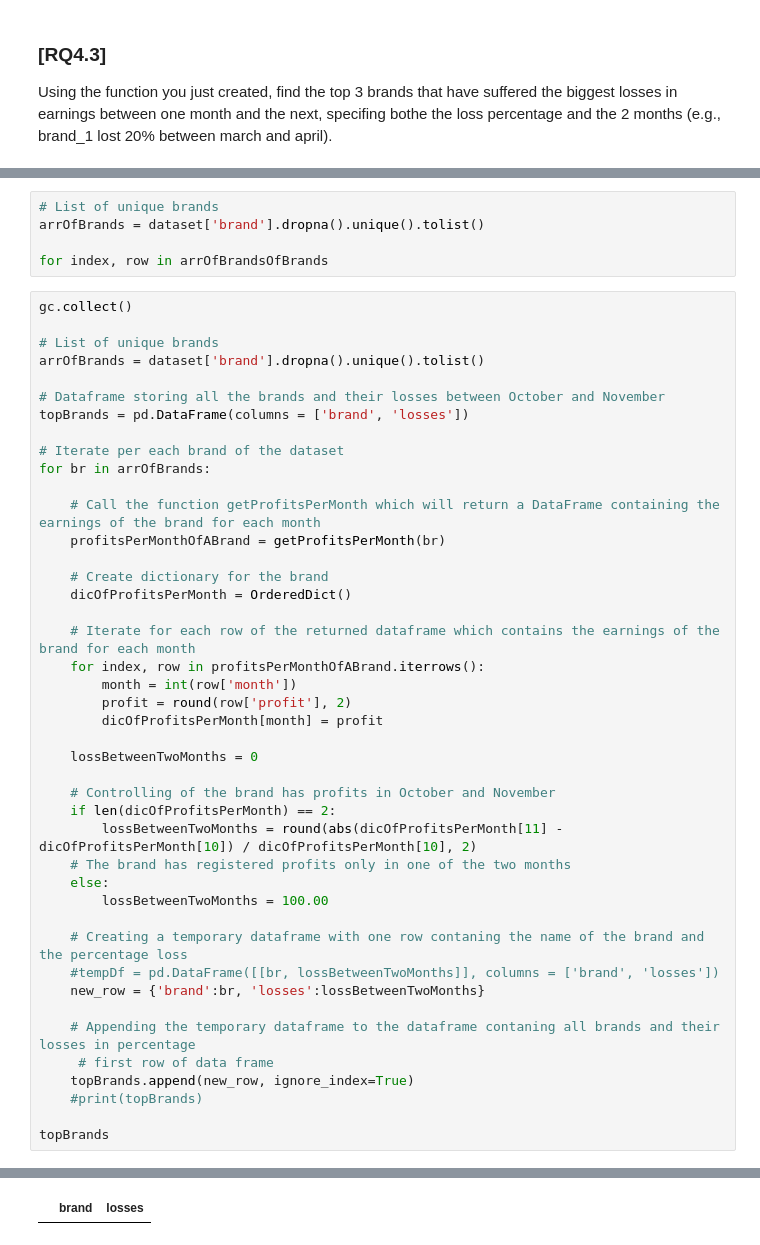
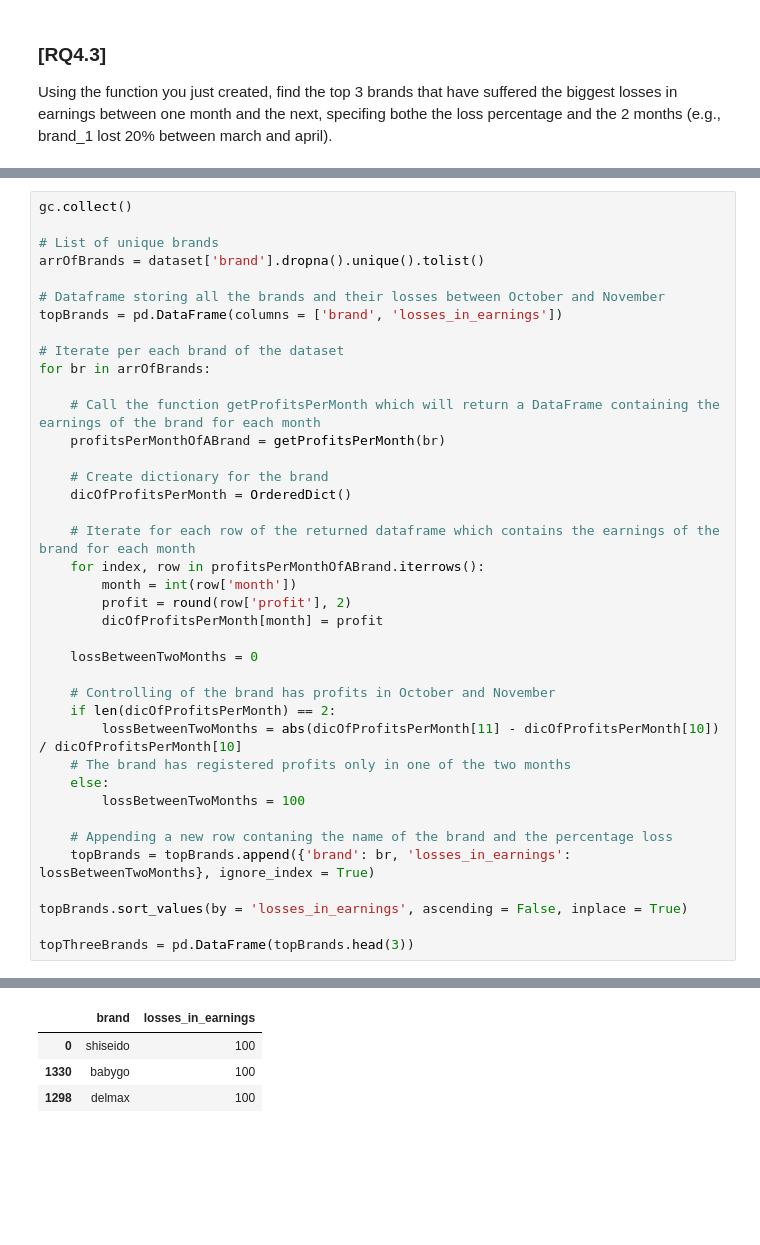
Before and after one commit to freebirdT/ADM_homework2, a Jupyter notebook: main.ipynb, the cells around one changed output, grey strips where cells are left out. Saved outputs shown, nothing was run; the diff lists cells and outputs as text; blank space fills up the shorter version.

```diff
--- a/main.ipynb
+++ b/main.ipynb
@@ -403,8 +403,3 @@ totalProfitsPerMonth
-# %%
-# List of unique brands
-arrOfBrands = dataset['brand'].dropna().unique().tolist()
-
-for index, row in arrOfBrandsOfBrands
 # %%
 gc.collect()
 
@@ -412,7 +407,7 @@ gc.collect()
 arrOfBrands = dataset['brand'].dropna().unique().tolist()
 
 # Dataframe storing all the brands and their losses between October and November
-topBrands = pd.DataFrame(columns = ['brand', 'losses'])
+topBrands = pd.DataFrame(columns = ['brand', 'losses_in_earnings'])
 
 # Iterate per each brand of the dataset
 for br in arrOfBrands:
@@ -433,19 +428,15 @@ for br in arrOfBrands:
 
     # Controlling of the brand has profits in October and November
     if len(dicOfProfitsPerMonth) == 2:
-        lossBetweenTwoMonths = round(abs(dicOfProfitsPerMonth[11] - dicOfProfitsPerMonth[10]) / dicOfProfitsPerMonth[10], 2)
+        lossBetweenTwoMonths = abs(dicOfProfitsPerMonth[11] - dicOfProfitsPerMonth[10]) / dicOfProfitsPerMonth[10]
     # The brand has registered profits only in one of the two months
     else:
-        lossBetweenTwoMonths = 100.00
+        lossBetweenTwoMonths = 100
 
-    # Creating a temporary dataframe with one row contaning the name of the brand and the percentage loss
-    #tempDf = pd.DataFrame([[br, lossBetweenTwoMonths]], columns = ['brand', 'losses'])
-    new_row = {'brand':br, 'losses':lossBetweenTwoMonths}
+    # Appending a new row contaning the name of the brand and the percentage loss
+    topBrands = topBrands.append({'brand': br, 'losses_in_earnings': lossBetweenTwoMonths}, ignore_index = True)
 
-    # Appending the temporary dataframe to the dataframe contaning all brands and their losses in percentage
-     # first row of data frame
-    topBrands.append(new_row, ignore_index=True)
-    #print(topBrands)
+topBrands.sort_values(by = 'losses_in_earnings', ascending = False, inplace = True)
 
-topBrands
+topThreeBrands = pd.DataFrame(topBrands.head(3))
 # %% [output]
@@ -469 +443,4 @@ topBrands
-|  | brand | losses |
+|  | brand | losses_in_earnings |
+| 0 | shiseido | 100 |
+| 1330 | babygo | 100 |
+| 1298 | delmax | 100 |
```
Also changed, not shown: parts of 7 cells of this notebook.
